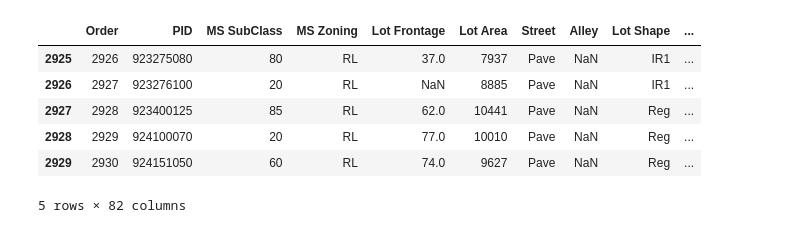
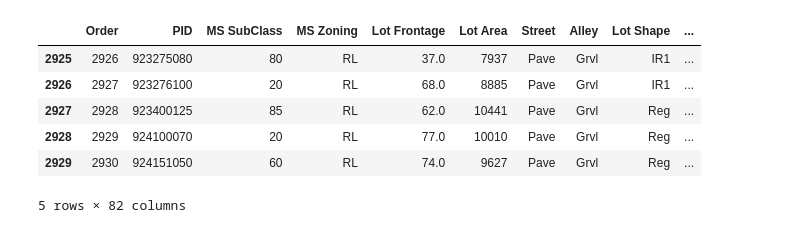
Before and after one commit to Elmo-git/ames_housing-ml, a Jupyter notebook: notebooks/MI_detail.ipynb, the cells around one changed output. Cells and saved outputs as stored; diff of their text form; code cells hidden in the pictures.

```diff
--- a/notebooks/MI_detail.ipynb
+++ b/notebooks/MI_detail.ipynb
@@ -1,36 +1,40 @@
 # %%
 import pandas as pd
 from sklearn.feature_selection import mutual_info_regression
 import numpy as np
 import seaborn as sns
 import matplotlib.pyplot as plt
 
 sns.set(style="whitegrid", palette="muted", color_codes=True)
 plt.rc("figure", autolayout=True)
 plt.rc(
     "axes",
     labelweight="bold",
     labelsize="large",
     titleweight="bold",
     titlesize=14,
     titlepad=10,
 )
 
 
 pd.set_option('display.max_rows', None)
 
 filepath = r"C:\Users\felix\ames_housing-ml\data\AmesHousing.csv"
 df =pd.read_csv(filepath)
+categorical_cols = df.select_dtypes(include="object").columns.tolist()
+numerical_cols = df.select_dtypes(exclude="object").columns.tolist()
 
+df = df.fillna(df.median(numeric_only=True))
+df = df.fillna(df[categorical_cols].mode().iloc[0])
 df.head()
 df.tail()
 # %% [output]
 |  | Order | PID | MS SubClass | MS Zoning | Lot Frontage | Lot Area | Street | Alley | Lot Shape | ... |
-| 2925 | 2926 | 923275080 | 80 | RL | 37.0 | 7937 | Pave | NaN | IR1 | ... |
-| 2926 | 2927 | 923276100 | 20 | RL | NaN | 8885 | Pave | NaN | IR1 | ... |
-| 2927 | 2928 | 923400125 | 85 | RL | 62.0 | 10441 | Pave | NaN | Reg | ... |
-| 2928 | 2929 | 924100070 | 20 | RL | 77.0 | 10010 | Pave | NaN | Reg | ... |
-| 2929 | 2930 | 924151050 | 60 | RL | 74.0 | 9627 | Pave | NaN | Reg | ... |
+| 2925 | 2926 | 923275080 | 80 | RL | 37.0 | 7937 | Pave | Grvl | IR1 | ... |
+| 2926 | 2927 | 923276100 | 20 | RL | 68.0 | 8885 | Pave | Grvl | IR1 | ... |
+| 2927 | 2928 | 923400125 | 85 | RL | 62.0 | 10441 | Pave | Grvl | Reg | ... |
+| 2928 | 2929 | 924100070 | 20 | RL | 77.0 | 10010 | Pave | Grvl | Reg | ... |
+| 2929 | 2930 | 924151050 | 60 | RL | 74.0 | 9627 | Pave | Grvl | Reg | ... |
 5 rows × 82 columns
 # %%
 def make_mi_scores(X, y):
```
Also changed, not shown: parts of 3 cells of this notebook, 28 other files.
